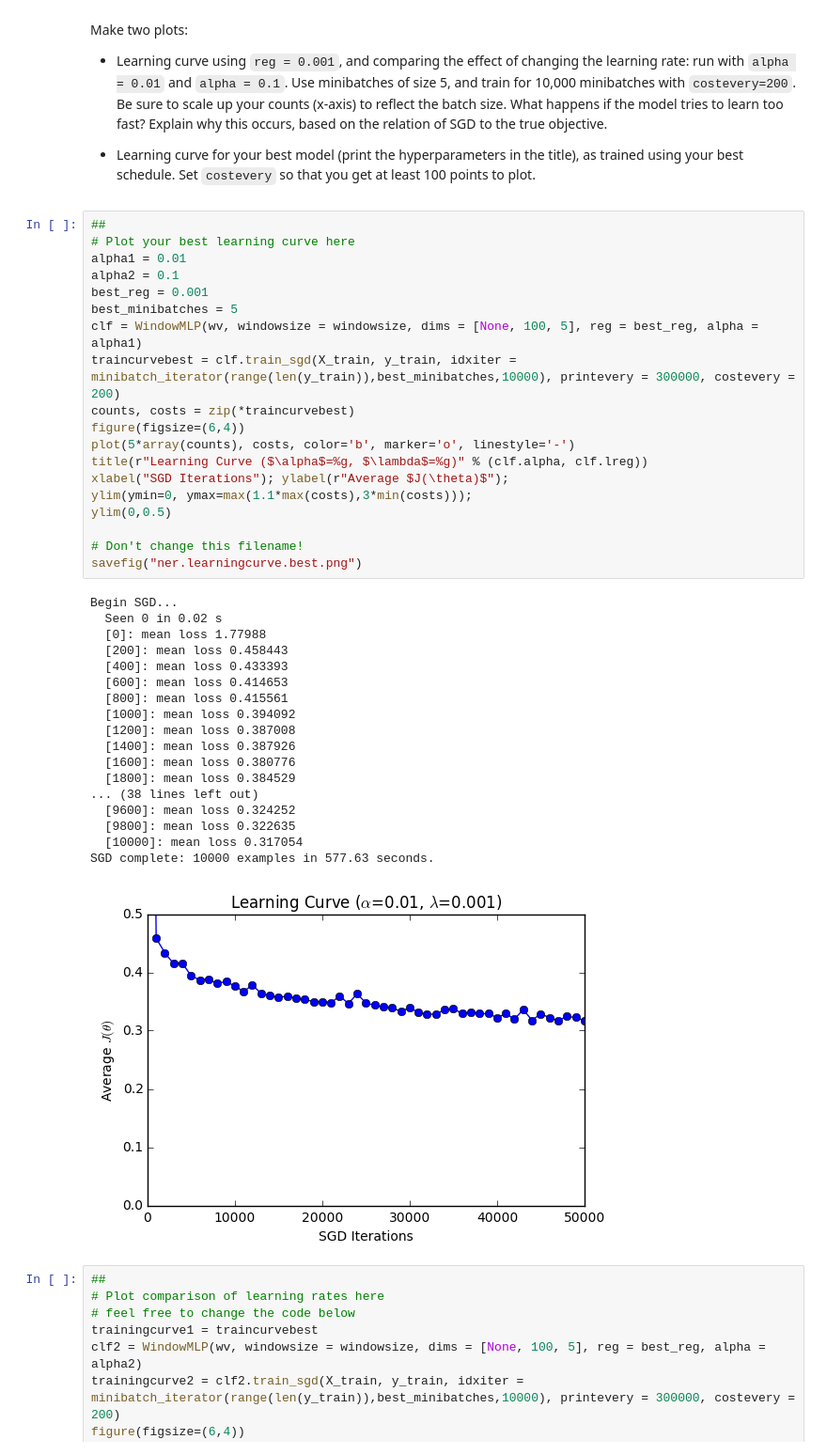
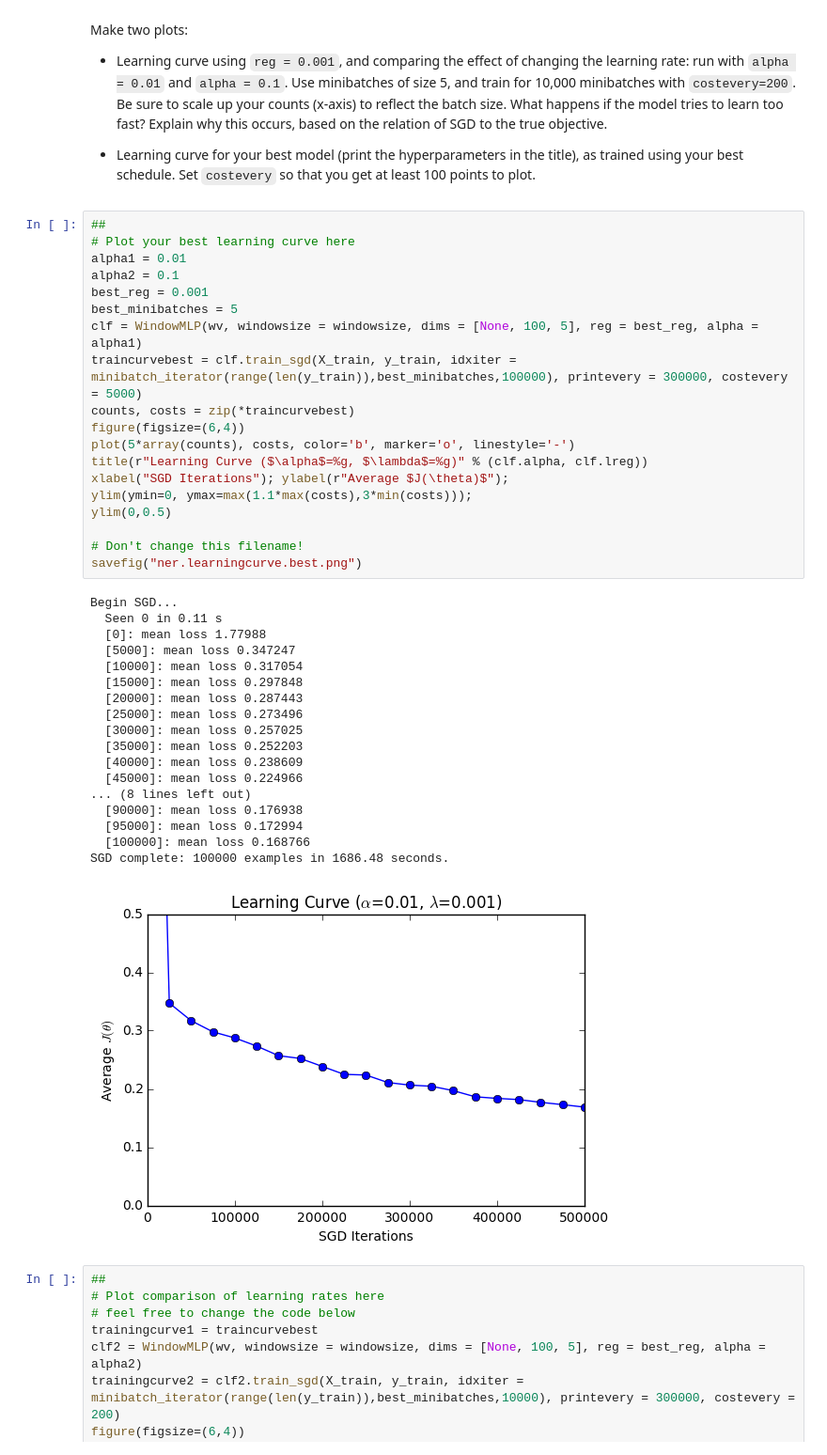
Before and after one commit to ZhengXuxiao/DLforNLP, a Jupyter notebook: assignment2/part1-NER.ipynb, the cells around one changed output. Shown at 94% size. Drawn from its saved outputs; the diff is of its cells as text.

```diff
--- a/assignment2/part1-NER.ipynb
+++ b/assignment2/part1-NER.ipynb
@@ -246,41 +245,41 @@ Make two plots:
 # %%
 ##
 # Plot your best learning curve here
 alpha1 = 0.01
 alpha2 = 0.1
 best_reg = 0.001
 best_minibatches = 5
 clf = WindowMLP(wv, windowsize = windowsize, dims = [None, 100, 5], reg = best_reg, alpha = alpha1)
-traincurvebest = clf.train_sgd(X_train, y_train, idxiter = minibatch_iterator(range(len(y_train)),best_minibatches,10000), printevery = 300000, costevery = 200)
+traincurvebest = clf.train_sgd(X_train, y_train, idxiter = minibatch_iterator(range(len(y_train)),best_minibatches,100000), printevery = 300000, costevery = 5000)
 counts, costs = zip(*traincurvebest)
 figure(figsize=(6,4))
 plot(5*array(counts), costs, color='b', marker='o', linestyle='-')
 title(r"Learning Curve ($\alpha$=%g, $\lambda$=%g)" % (clf.alpha, clf.lreg))
 xlabel("SGD Iterations"); ylabel(r"Average $J(\theta)$");
 ylim(ymin=0, ymax=max(1.1*max(costs),3*min(costs)));
 ylim(0,0.5)
 
 # Don't change this filename!
 savefig("ner.learningcurve.best.png")
 # %% [output]
 Begin SGD...
-  Seen 0 in 0.02 s
+  Seen 0 in 0.11 s
   [0]: mean loss 1.77988
-  [200]: mean loss 0.458443
-  [400]: mean loss 0.433393
-  [600]: mean loss 0.414653
-  [800]: mean loss 0.415561
-  [1000]: mean loss 0.394092
-  [1200]: mean loss 0.387008
-  [1400]: mean loss 0.387926
-  [1600]: mean loss 0.380776
-  [1800]: mean loss 0.384529
-... (38 lines left out)
-  [9600]: mean loss 0.324252
-  [9800]: mean loss 0.322635
+  [5000]: mean loss 0.347247
   [10000]: mean loss 0.317054
-SGD complete: 10000 examples in 577.63 seconds.
+  [15000]: mean loss 0.297848
+  [20000]: mean loss 0.287443
+  [25000]: mean loss 0.273496
+  [30000]: mean loss 0.257025
+  [35000]: mean loss 0.252203
+  [40000]: mean loss 0.238609
+  [45000]: mean loss 0.224966
+... (8 lines left out)
+  [90000]: mean loss 0.176938
+  [95000]: mean loss 0.172994
+  [100000]: mean loss 0.168766
+SGD complete: 100000 examples in 1686.48 seconds.
-[figure, old version]
+[figure, new version]
 # %%
 ##
 # Plot comparison of learning rates here
```
Also changed, not shown: parts of 4 cells of this notebook.
